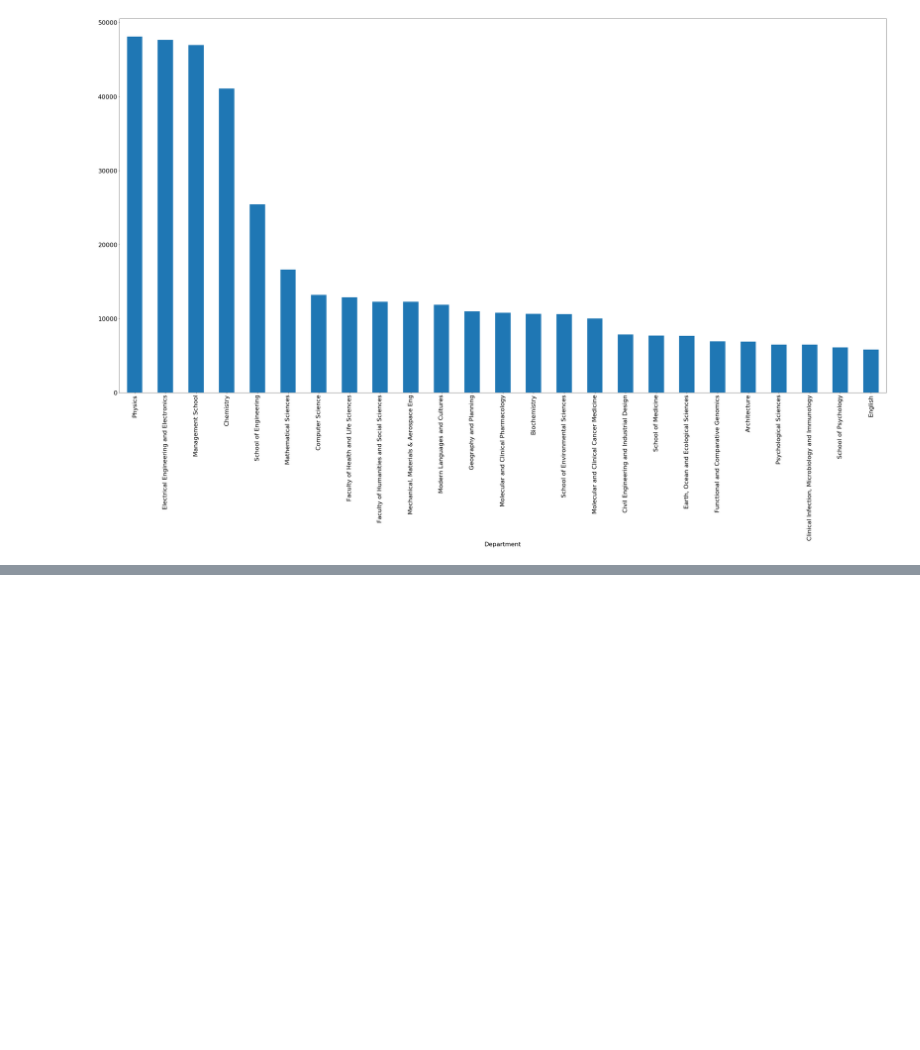
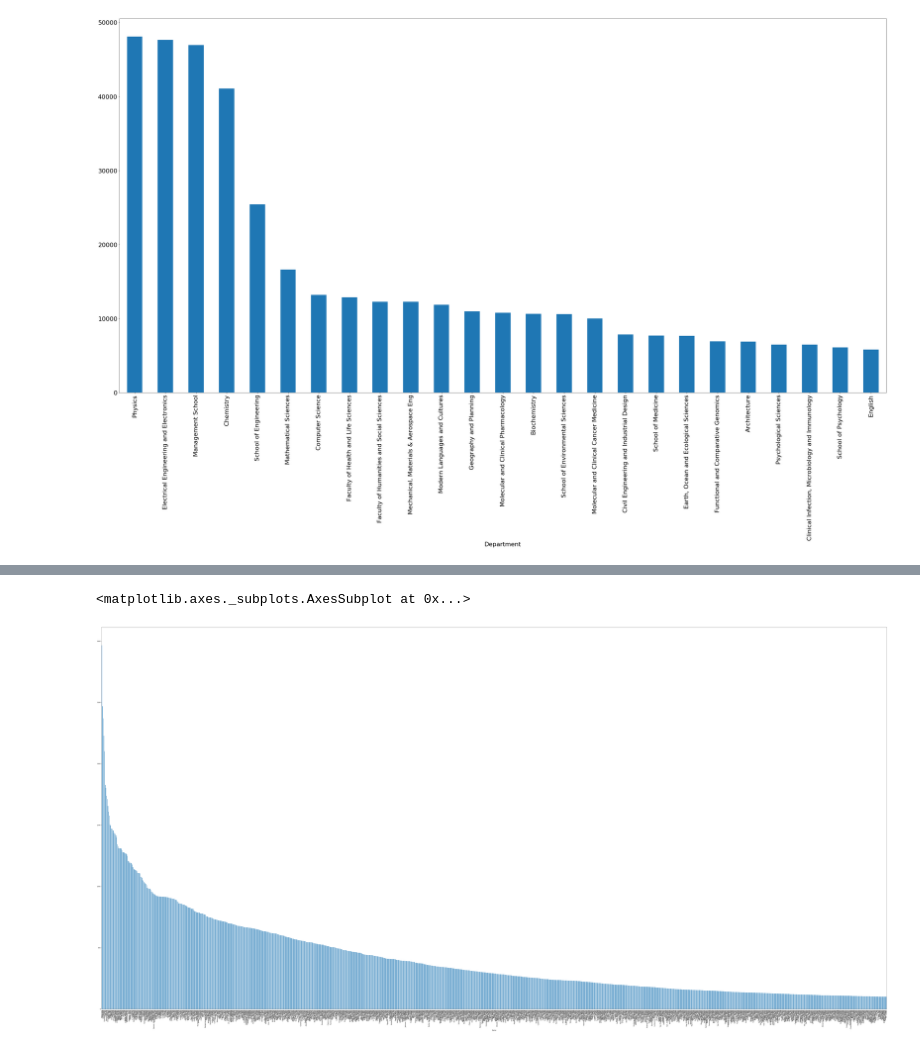
Before and after one commit to katerinachat/Molecules, a Jupyter notebook: papers_analysis/papers_analysis.ipynb, the cells around one changed output, grey strips where cells are left out. Drawn from its saved outputs; the diff is of its cells as text; code cells hidden in the pictures; blank space fills up the shorter version.

```diff
--- a/papers_analysis/papers_analysis.ipynb
+++ b/papers_analysis/papers_analysis.ipynb
@@ -115,3 +99,7 @@ department_aggregate['DOI'].sort_values(ascending=False).head(25).plot.bar(x='De
 # %% [output]
 <matplotlib.axes._subplots.AxesSubplot at 0x...>
 [figure]
+# %%
+# Aggregate papers by author
+author_aggregate = df.groupby(['Name']).count()
+author_aggregate
@@ -117,0 +143,6 @@ department_aggregate['DOI'].sort_values(ascending=False).head(25).plot.bar(x='De
+# %%
+# Visualise number of papers published by each author
+author_aggregate[author_aggregate['DOI'] > 100]['DOI'].sort_values(ascending=False).plot.bar(x='Department', y='DOI Count', rot=90, figsize=(100, 50))
+# %% [output]
+<matplotlib.axes._subplots.AxesSubplot at 0x...>
+[figure, added]
```
Also changed, not shown: parts of 12 cells of this notebook, 4 other files.
